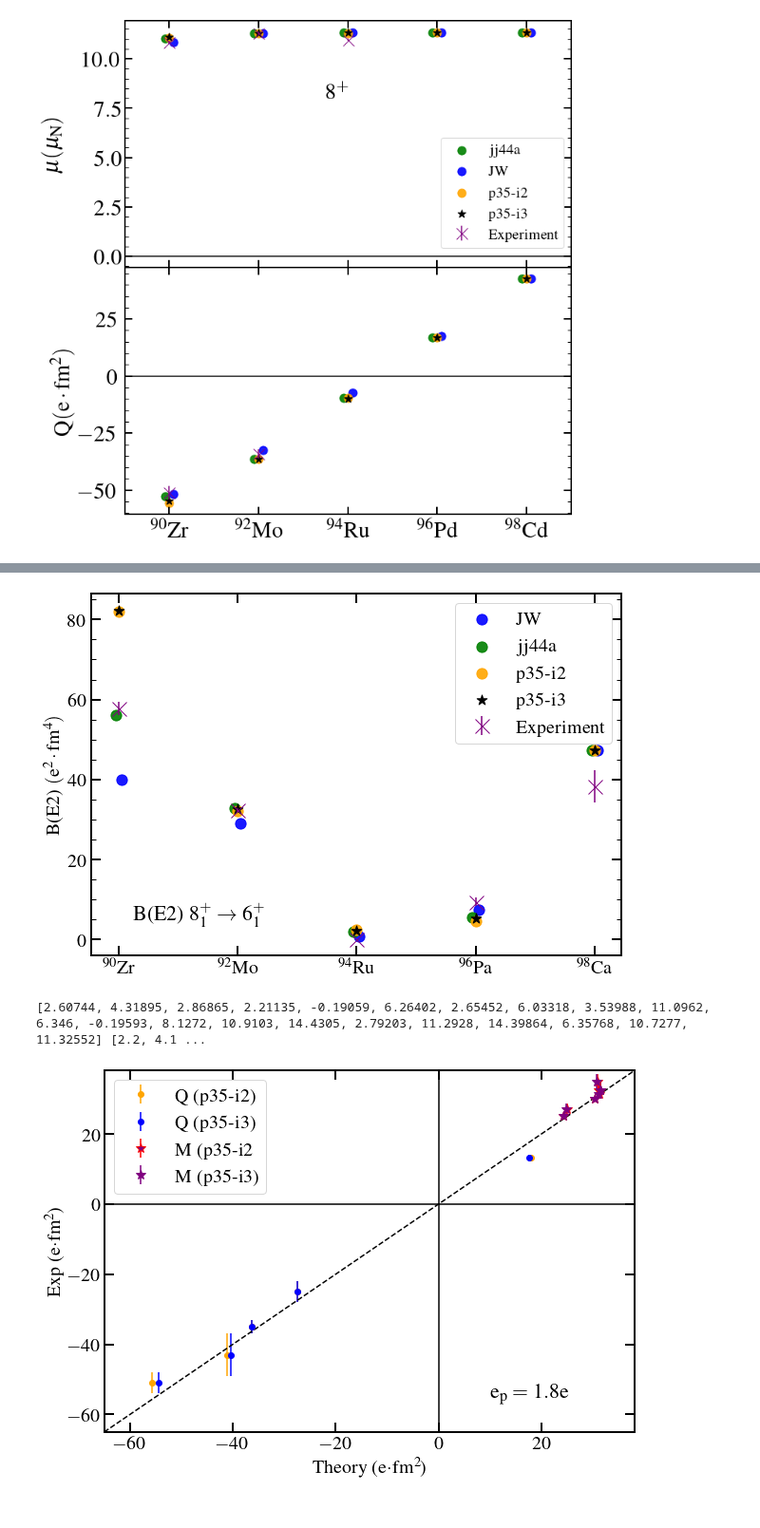
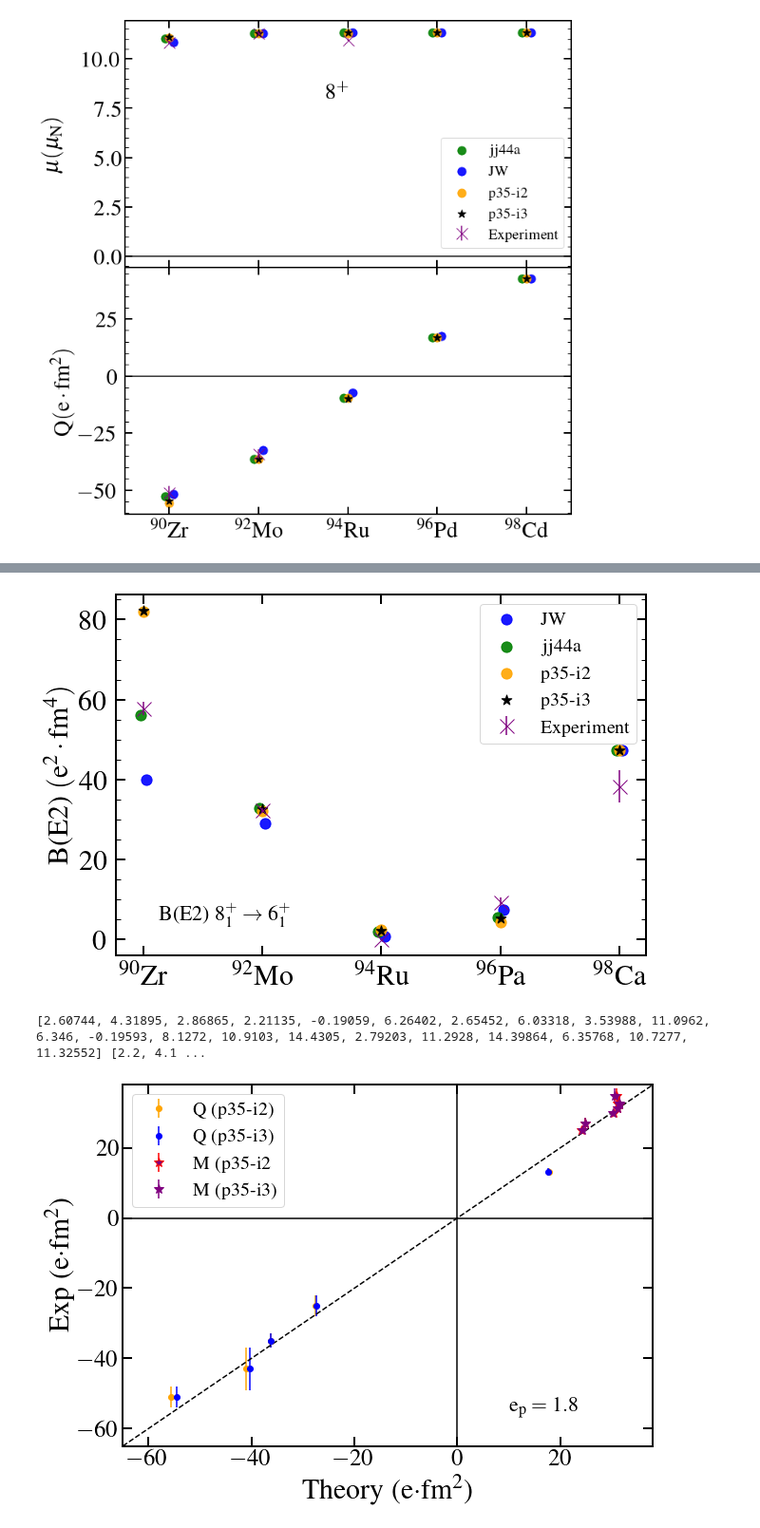
Before and after one commit to JordanPurcell/Research, a Jupyter notebook: plots/EM_properties.ipynb, the cells around one changed output, grey strips where cells are left out. Shown at 95% size. Saved outputs shown, nothing was run; the diff lists cells and outputs as text; code cells hidden in the pictures.

```diff
--- a/plots/EM_properties.ipynb
+++ b/plots/EM_properties.ipynb
@@ -471,6 +473,6 @@ plt.show()
 # %%
 plt.figure(figsize=(10,7))
-plt.xticks(A_even, Even_ticks)
+plt.xticks(A_even, Even_ticks, fontsize=30)
 #plt.errorbar(A_even[5:], BE2_86_exp, yerr=BE2_86_error, fmt='o', mfc='orange', mec='orange', ecolor='orange', label='Q (p35-i2)')
 
 plt.scatter([A_even[i] + 0.05 for i in range(5,len(A_even))], BE2_86_JW, color='blue', s = 125, label='JW', alpha=0.9)
@@ -478,15 +480,15 @@ plt.scatter([A_even[i] - 0.05 for i in range(5,len(A_even))], BE2_86_jj44a, colo
 plt.scatter(A_even[5:], BE2_86_i2, color='orange', s = 125, label='p35-i2', alpha=0.9)
 plt.scatter(A_even[5:], BE2_86_i3, color='black', marker='*', s = 125, label='p35-i3', alpha=1)
 plt.errorbar(A_even[5:], BE2_86_exp, yerr=BE2_86_error, fmt='x', mfc='purple', mec='purple', ecolor='purple', ms=15, label='Experiment')
-plt.ylabel('B(E2) $\mathrm{(e^2 \cdot fm^4)}$', fontsize=20)
-plt.tick_params(which="major", direction="in", right=True, top=True, length=10, width=2, labelsize=20, pad=5)
+plt.ylabel('B(E2) $\mathrm{(e^2 \cdot fm^4)}$', fontsize=30)
+plt.tick_params(which="major", direction="in", right=True, top=True, length=10, width=2, labelsize=30, pad=10)
 plt.tick_params(which="minor", direction="in", right=True, top=False, bottom=False, length=5, width=1, labelsize=20)
 plt.text(90.25, 5, r'B(E2) $\mathdefault{8^+_1 \rightarrow 6^+_1}$', fontsize = 22)
 plt.legend(fontsize=20)
 plt.minorticks_on()
 plt.show()
 # %% [output]
-[figure, old version]
+[figure, new version]
 # %%
 print(mu_i3[:], mu_exp)
 # %% [output]
@@ -494,24 +496,24 @@ print(mu_i3[:], mu_exp)
 # %%
 x = [i for i in range(-65,100)]
 plt.figure(figsize=(10,7))
 plt.plot(x, x, 'k--')
 plt.errorbar(Q_i2, Qexp, yerr=Q_err, fmt='o', mfc='orange', mec='orange', ecolor='orange', label='Q (p35-i2)')
 plt.errorbar(Q_i3, Qexp, yerr=Q_err, fmt='o', mfc='blue', mec='blue', ecolor='blue', label='Q (p35-i3)')
 plt.errorbar(M_i2, M_exp, yerr=(M_err_bot, M_err_top), fmt='*', mfc='purple', mec='red', ecolor='red', ms=10, label=r'M (p35-i2')
 plt.errorbar(M_i3, M_exp, yerr=(M_err_bot, M_err_top), fmt='*', mfc='purple', mec='purple', ecolor='purple', ms=10, label=r'M (p35-i3)')
 plt.vlines(0, -65, 38, colors='k')
 plt.hlines(0, -65, 38, colors='k')
 plt.xlim(-65, 38)
 plt.ylim(-65, 38)
-plt.xlabel(r'Theory (e$ \cdot $fm$^2$)', fontsize=20)
-plt.ylabel(r'Exp (e$ \cdot $fm$^2$)', fontsize=20)
-plt.tick_params(which="major", direction="in", right=True, top=True, length=10, width=2, labelsize=20)
-plt.tick_params(which="minor", direction="in", right=True, top=True, length=5, width=1, labelsize=20)
-plt.text(10, -55, r'e$_{\mathrm{p}} = 1.8$e', fontsize = 22)
+plt.xlabel(r'Theory (e$ \cdot $fm$^2$)', fontsize=30)
+plt.ylabel(r'Exp (e$ \cdot $fm$^2$)', fontsize=30)
+plt.tick_params(which="major", direction="in", right=True, top=True, length=10, width=2, labelsize=25)
+plt.tick_params(which="minor", direction="in", right=True, top=True, length=5, width=1, labelsize=25)
+plt.text(10, -55, r'e$_{\mathrm{p}} = 1.8$', fontsize = 22)
 plt.legend(fontsize=20)
 plt.show()
 # %% [output]
-[figure, old version]
+[figure, new version]
 # %%
 plt.figure(figsize=(10,7))
 plt.errorbar(mu_i2, mu_exp, yerr=mu_err, ms=7, fmt='o', label='p35-i2')
```
Also changed, not shown: parts of 3 cells of this notebook, 5 other files.
